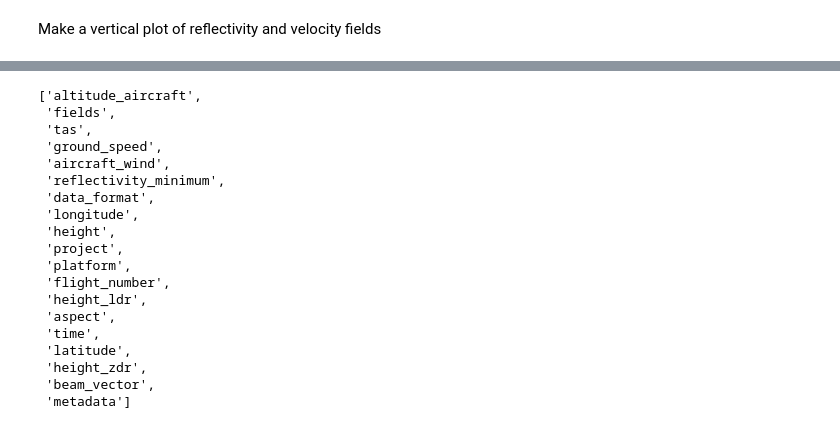
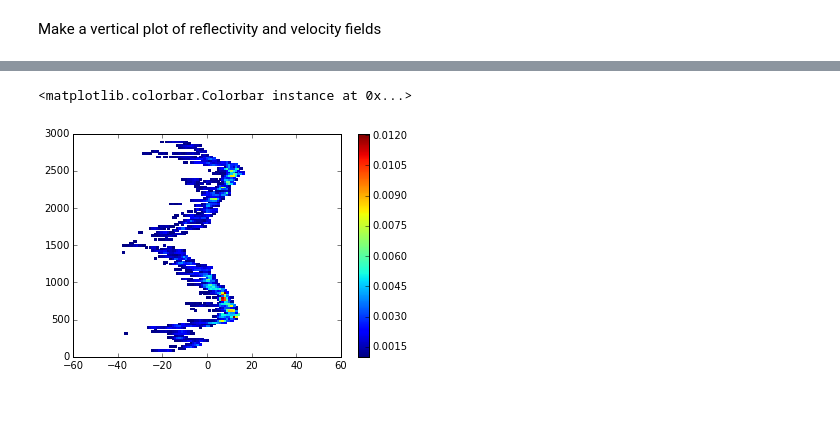
Before and after one commit to nguy/AWOT, a Jupyter notebook: examples/awot_plot_wcr2.ipynb, the cells around one changed output, grey strips where cells are left out. Drawn from its saved outputs; the diff is of its cells as text; code cells hidden in the pictures.

```diff
--- a/examples/awot_plot_wcr2.ipynb
+++ b/examples/awot_plot_wcr2.ipynb
@@ -40,6 +40,7 @@ velmin, velmax = -3., 3. # Nyquist
 Read in the radar data
 # %%
 wcr = awot.io.read_wcr2(fname=wcrf2)
+tas2D, Ht2D = np.meshgrid(wcr['tas']['data'][:], wcr['height']['data'][:])
 # %% [output]
 height_zdr does not exist in file...
 height_ldr does not exist in file...
@@ -87,22 +86,15 @@ wcr['fields']['mask']
-# %%
-wcr.keys()
-# %% [output]
-['altitude_aircraft',
- 'fields',
- 'tas',
- 'ground_speed',
- 'aircraft_wind',
- 'reflectivity_minimum',
- 'data_format',
- 'longitude',
- 'height',
- 'project',
- 'platform',
- 'flight_number',
- 'height_ldr',
- 'aspect',
- 'time',
- 'latitude',
- 'height_zdr',
- 'beam_vector',
- 'metadata']
+# %%
+figC, axC = plt.subplots(1, 1)
+binx, biny = np.linspace(-50, 50, 100, endpoint=True), np.linspace(0, 3000, 120, endpoint=True)
+CFAD, xedges, yedges = np.histogram2d(wcr['fields']['reflectivity']['data'].ravel(), Ht2D.ravel(),
+                                      bins=(binx, biny),normed=True)
+#CFAD = axC.hist2d(wcr['fields']['reflectivity']['data'].ravel(), Ht2D.ravel(), normed=True,
+#                 )#range=[[-40., 25.], [0., 3000.]], bins=[15, 10]
+X, Y = np.meshgrid(xedges, yedges)
+CFAD = np.ma.masked_where(CFAD < 0.00001, CFAD)
+plt.pcolormesh(X, Y, CFAD.T * 100)
+#axC.set_aspect('equal')
+plt.colorbar()
+# %% [output]
+<matplotlib.colorbar.Colorbar instance at 0x...>
+[figure, added]
```
Also changed, not shown: parts of 3 cells of this notebook, 1 other file.
